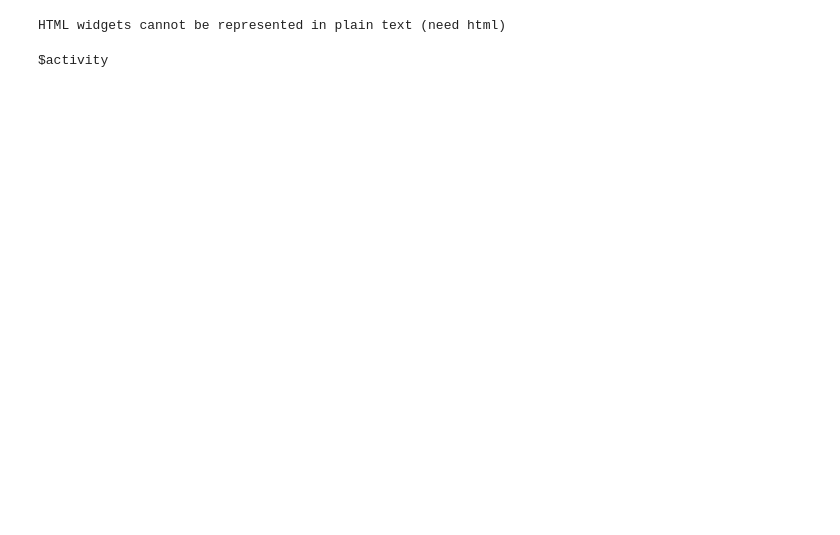
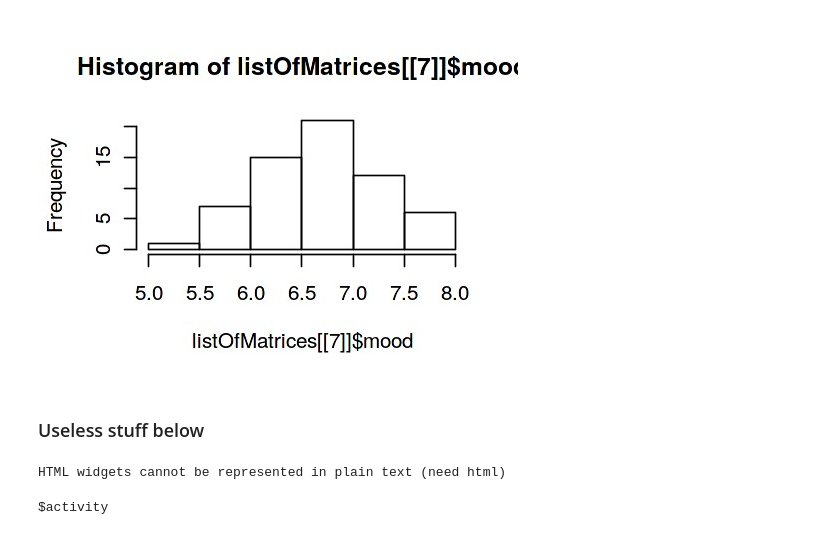
Before and after one commit to cjidboon94/DataMiningTechniques2018, a Jupyter notebook: Ass1/exploratoryR.ipynb, the cells around one changed output. Drawn from its saved outputs; the diff is of its cells as text; code cells hidden in the pictures; blank space fills up the shorter version.

```diff
--- a/Ass1/exploratoryR.ipynb
+++ b/Ass1/exploratoryR.ipynb
@@ -36,3 +63,12 @@ print(length(singleBuiltin[,1]))
+# %%
+hist(listOfMatrices[[7]]$mood)
+
+# cbind(listOfMatrices[[1]]$mood, listOfMatrices[[2]]$mood)
+# get("mood", listOfMatrices[[]])?
+# %% [output]
+[figure, added]
+# %% [markdown]
+### Useless stuff below
 # %%
 DT::datatable(single)
 # %% [output]
```
Also changed, not shown: parts of 13 cells of this notebook, 3 other files.
